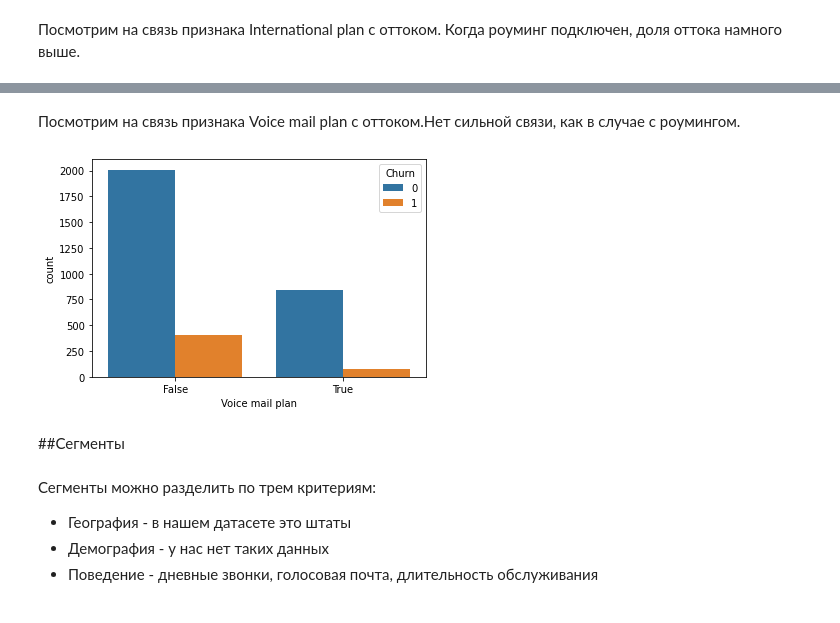
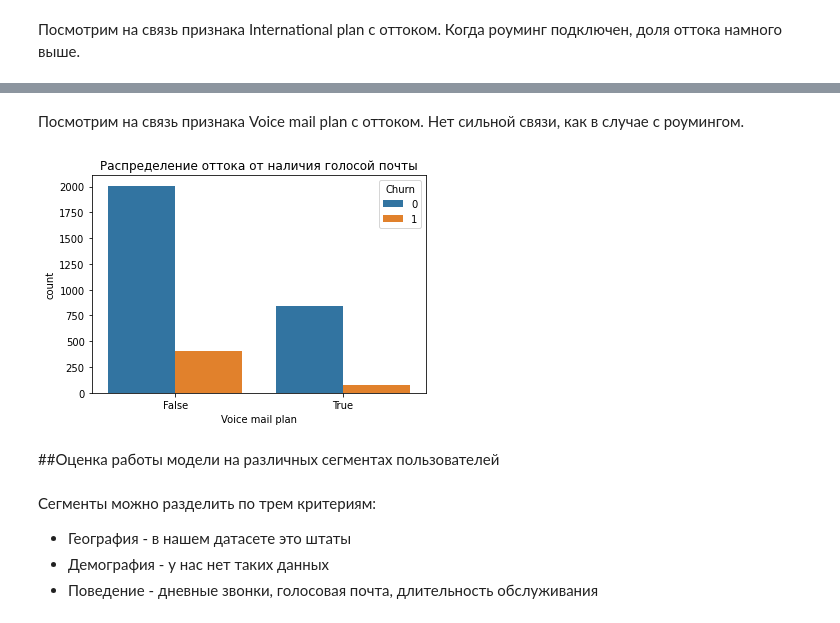
Before and after one commit to yana-samoylova/MTS.TETA, a Jupyter notebook: ДЗ_3_2.ipynb, the cells around one changed output, grey strips where cells are left out. Drawn from its saved outputs; the diff is of its cells as text; code cells hidden in the pictures.

```diff
--- a/ДЗ_3_2.ipynb
+++ b/ДЗ_3_2.ipynb
@@ -453,11 +483,12 @@ sns.countplot(x="Customer service calls", hue="Churn", data=df);
 # %% [markdown]
-Посмотрим на связь признака Voice mail plan с оттоком.Нет сильной связи, как в случае с роумингом.
+Посмотрим на связь признака Voice mail plan с оттоком. Нет сильной связи, как в случае с роумингом.
 # %%
-sns.countplot(x="Voice mail plan", hue="Churn", data=df);
+sns.countplot(x="Voice mail plan", hue="Churn", data=df)
+plt.title('Распределение оттока от наличия голосой почты');
 # %% [output]
-[figure, old version]
+[figure, new version]
-# %% [markdown]
-##Сегменты
+# %% [markdown]
+##Оценка работы модели на различных сегментах пользователей
 # %% [markdown]
 Сегменты можно разделить по трем критериям:
 
```
Also changed, not shown: parts of 35 cells of this notebook, 7 other files.
